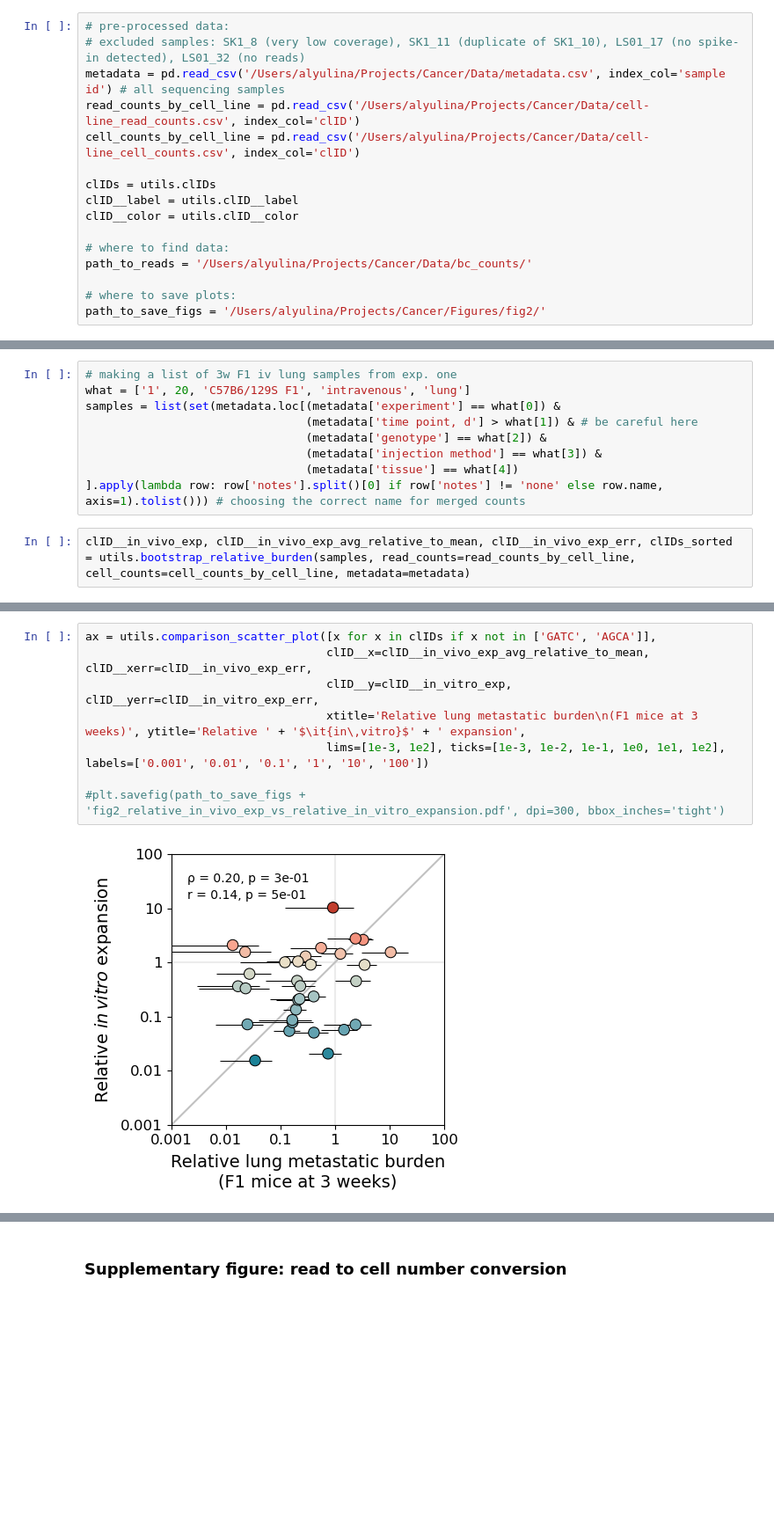
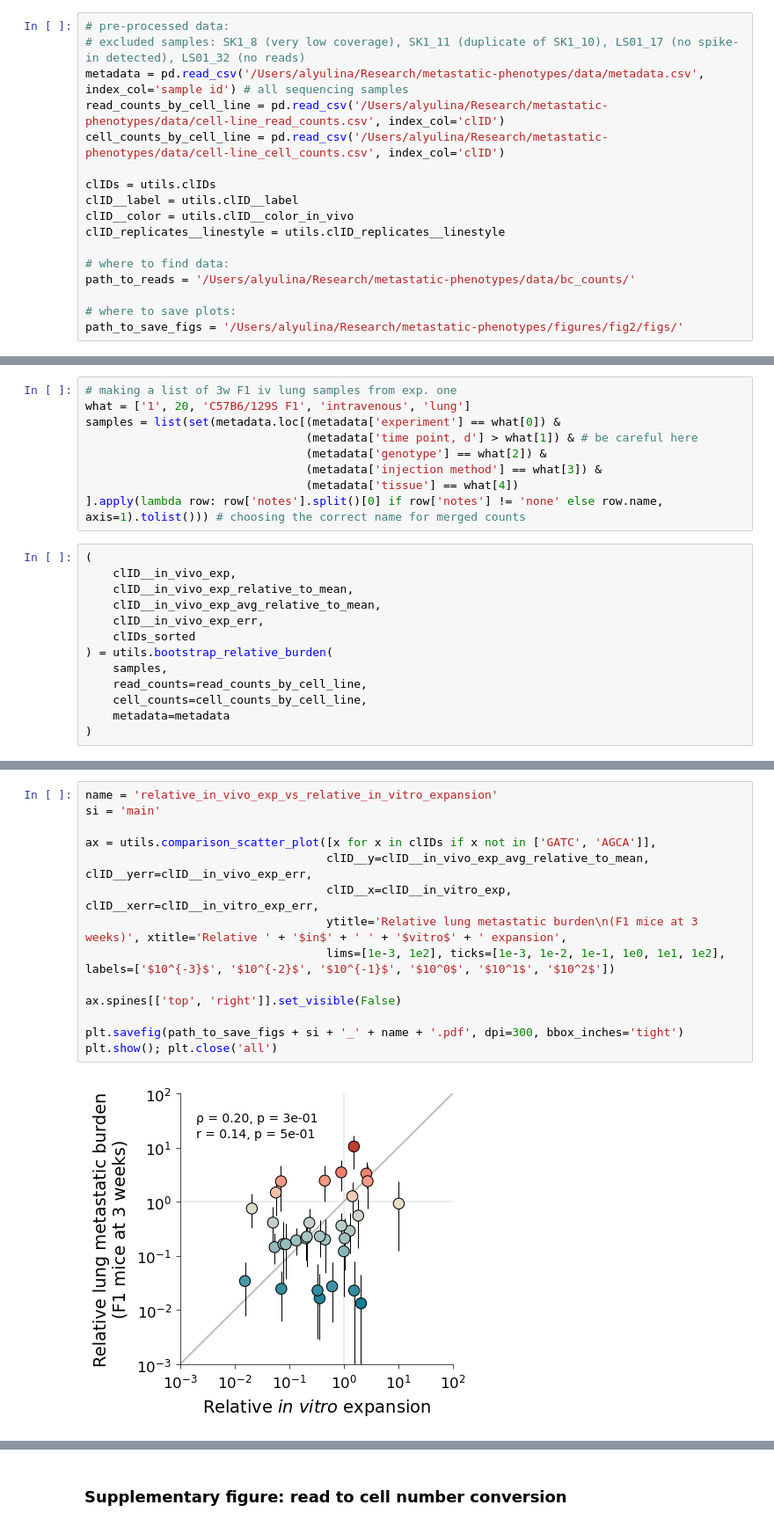
Before and after one commit to alyulina/metastatic-phenotypes, a Jupyter notebook: figures/fig2.ipynb, the cells around one changed output, grey strips where cells are left out. Shown at 88% size. Cells and saved outputs as stored; diff of their text form; blank space fills up the shorter version.

```diff
--- a/figures/fig2.ipynb
+++ b/figures/fig2.ipynb
@@ -27,17 +29,18 @@ importlib.reload(utils)
 # %%
 # pre-processed data:
 # excluded samples: SK1_8 (very low coverage), SK1_11 (duplicate of SK1_10), LS01_17 (no spike-in detected), LS01_32 (no reads)
-metadata = pd.read_csv('/Users/alyulina/Projects/Cancer/Data/metadata.csv', index_col='sample id') # all sequencing samples
-read_counts_by_cell_line = pd.read_csv('/Users/alyulina/Projects/Cancer/Data/cell-line_read_counts.csv', index_col='clID')
-cell_counts_by_cell_line = pd.read_csv('/Users/alyulina/Projects/Cancer/Data/cell-line_cell_counts.csv', index_col='clID')
+metadata = pd.read_csv('/Users/alyulina/Research/metastatic-phenotypes/data/metadata.csv', index_col='sample id') # all sequencing samples
+read_counts_by_cell_line = pd.read_csv('/Users/alyulina/Research/metastatic-phenotypes/data/cell-line_read_counts.csv', index_col='clID')
+cell_counts_by_cell_line = pd.read_csv('/Users/alyulina/Research/metastatic-phenotypes/data/cell-line_cell_counts.csv', index_col='clID')
 
 clIDs = utils.clIDs
 clID__label = utils.clID__label
-clID__color = utils.clID__color
+clID__color = utils.clID__color_in_vivo
+clID_replicates__linestyle = utils.clID_replicates__linestyle
 
 # where to find data:
-path_to_reads = '/Users/alyulina/Projects/Cancer/Data/bc_counts/'
+path_to_reads = '/Users/alyulina/Research/metastatic-phenotypes/data/bc_counts/'
 
 # where to save plots:
-path_to_save_figs = '/Users/alyulina/Projects/Cancer/Figures/fig2/'
+path_to_save_figs = '/Users/alyulina/Research/metastatic-phenotypes/figures/fig2/figs/'
 # %%
@@ -486,4 +507,15 @@ samples = list(set(metadata.loc[(metadata['experiment'] == what[0]) &
                                 (metadata['tissue'] == what[4])
 ].apply(lambda row: row['notes'].split()[0] if row['notes'] != 'none' else row.name, axis=1).tolist())) # choosing the correct name for merged counts
 # %%
-clID__in_vivo_exp, clID__in_vivo_exp_avg_relative_to_mean, clID__in_vivo_exp_err, clIDs_sorted = utils.bootstrap_relative_burden(samples, read_counts=read_counts_by_cell_line, cell_counts=cell_counts_by_cell_line, metadata=metadata)
+(
+    clID__in_vivo_exp,
+    clID__in_vivo_exp_relative_to_mean,
+    clID__in_vivo_exp_avg_relative_to_mean,
+    clID__in_vivo_exp_err,
+    clIDs_sorted
+) = utils.bootstrap_relative_burden(
+    samples,
+    read_counts=read_counts_by_cell_line,
+    cell_counts=cell_counts_by_cell_line,
+    metadata=metadata
+)
@@ -521,10 +586,16 @@ ax.annotate('', xy=(17, 0.000002), xycoords='data', xytext=(20, 0.000002), textc
 # %%
+name = 'relative_in_vivo_exp_vs_relative_in_vitro_expansion'
+si = 'main'
+
 ax = utils.comparison_scatter_plot([x for x in clIDs if x not in ['GATC', 'AGCA']],
-                                   clID__x=clID__in_vivo_exp_avg_relative_to_mean, clID__xerr=clID__in_vivo_exp_err,
-                                   clID__y=clID__in_vitro_exp, clID__yerr=clID__in_vitro_exp_err,
-                                   xtitle='Relative lung metastatic burden\n(F1 mice at 3 weeks)', ytitle='Relative ' + '$\it{in\,vitro}$' + ' expansion',
-                                   lims=[1e-3, 1e2], ticks=[1e-3, 1e-2, 1e-1, 1e0, 1e1, 1e2], labels=['0.001', '0.01', '0.1', '1', '10', '100'])
+                                   clID__y=clID__in_vivo_exp_avg_relative_to_mean, clID__yerr=clID__in_vivo_exp_err,
+                                   clID__x=clID__in_vitro_exp, clID__xerr=clID__in_vitro_exp_err,
+                                   ytitle='Relative lung metastatic burden\n(F1 mice at 3 weeks)', xtitle='Relative ' + '$in$' + ' ' + '$vitro$' + ' expansion',
+                                   lims=[1e-3, 1e2], ticks=[1e-3, 1e-2, 1e-1, 1e0, 1e1, 1e2], labels=['$10^{-3}$', '$10^{-2}$', '$10^{-1}$', '$10^0$', '$10^1$', '$10^2$'])
 
-#plt.savefig(path_to_save_figs + 'fig2_relative_in_vivo_exp_vs_relative_in_vitro_expansion.pdf', dpi=300, bbox_inches='tight')
+ax.spines[['top', 'right']].set_visible(False)
+
+plt.savefig(path_to_save_figs + si + '_' + name + '.pdf', dpi=300, bbox_inches='tight')
+plt.show(); plt.close('all')
 # %% [output]
-[figure, old version]
+[figure, new version]
```
Also changed, not shown: parts of 25 cells of this notebook, 1 other file.
